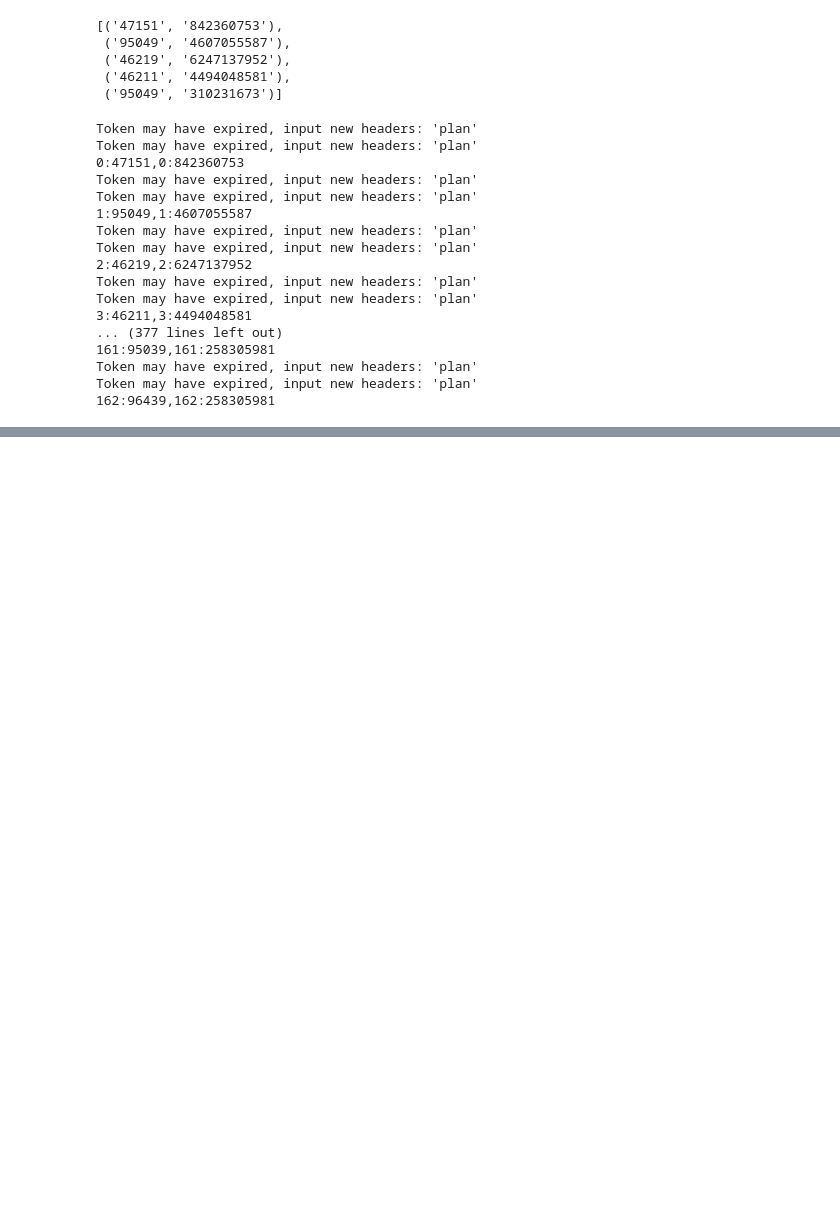
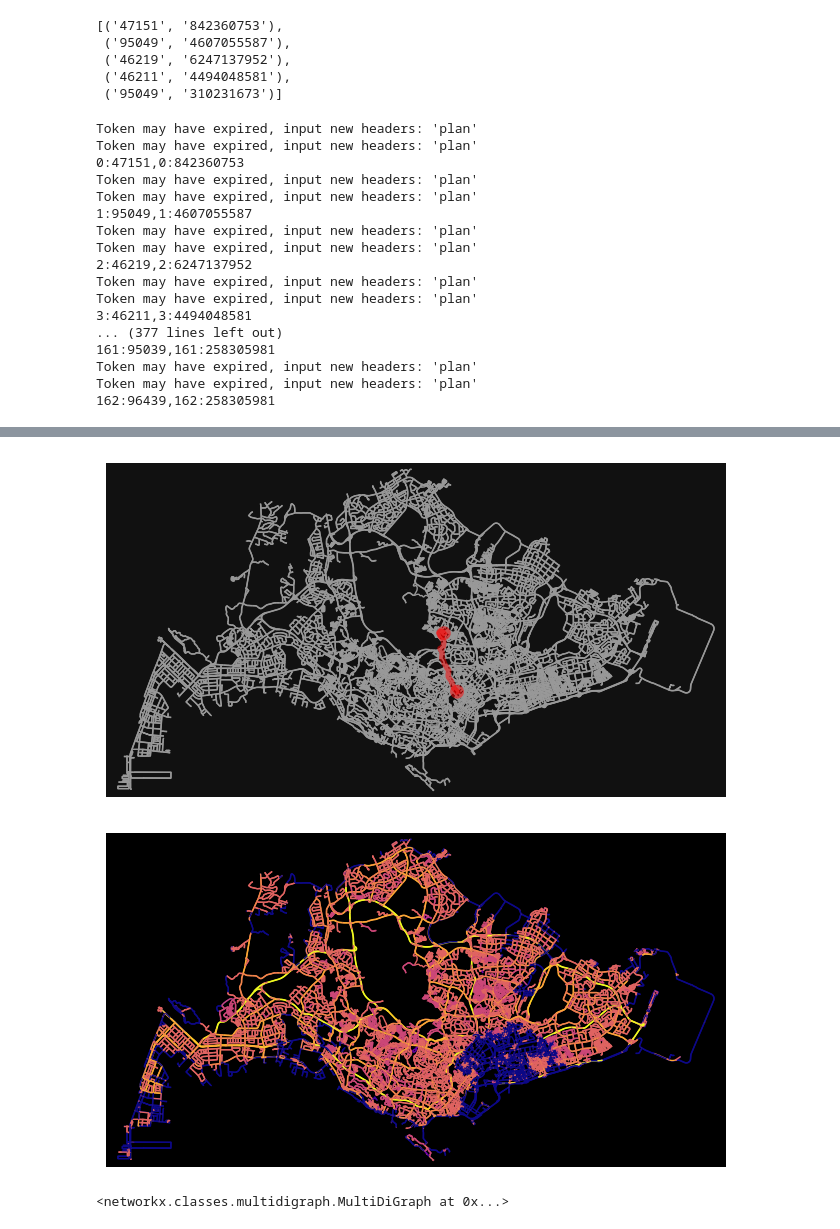
Before and after one commit to pakhuiying/NCCS_analysis, a Jupyter notebook: transport_routing.ipynb, the cells around one changed output, grey strips where cells are left out. Drawn from its saved outputs; the diff is of its cells as text; code cells hidden in the pictures; blank space fills up the shorter version.

```diff
--- a/transport_routing.ipynb
+++ b/transport_routing.ipynb
@@ -982,0 +1098,9 @@ Token may have expired, input new headers: 'plan'
+# %%
+fig, ax = ox.plot_graph_route(G_car,routes_affected[0]['affected_route'],node_size=0)
+UFN = floodedRouting.UpdateFloodNetwork(G_car, flooded_maxspeed=10,percentage_reduction_maxspeed=None)
+# show updated network road speed
+UFN.update_flooded_road_network(flooded_edges,node_size=0,bgcolor="black")
+# %% [output]
+[figure, added]
+[figure, added]
+<networkx.classes.multidigraph.MultiDiGraph at 0x...>
```
Also changed, not shown: parts of 5 cells of this notebook.
